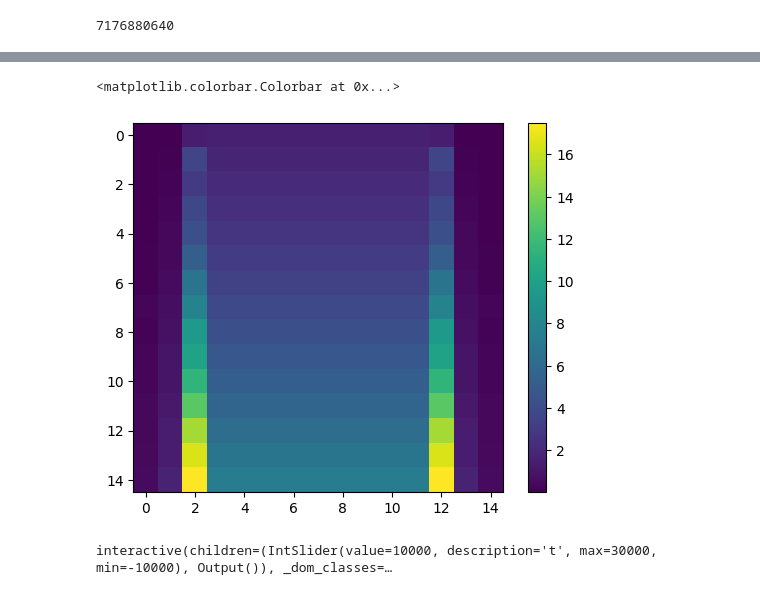
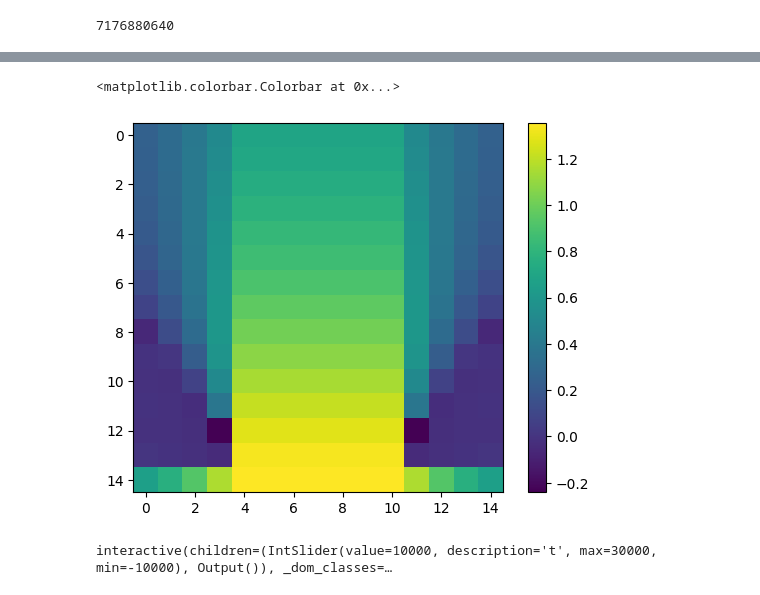
Before and after one commit to Junang-Wang/Top-invar-DL, a Jupyter notebook: Graphene_SS_Note.ipynb, the cells around one changed output, grey strips where cells are left out. Saved outputs shown, nothing was run; the diff lists cells and outputs as text; code cells hidden in the pictures.

```diff
--- a/Graphene_SS_Note.ipynb
+++ b/Graphene_SS_Note.ipynb
@@ -41,15 +41,15 @@ torch.cuda.memory_allocated()
 from Graphene_Generator_v3_Gpu import *
 torch.cuda.empty_cache()
 device = 'cuda'
-t = torch.arange(10,52,2)
+t = torch.arange(10,52,20)
 #t = torch.tensor([16])
 t_unique = t.shape[0]
 
 Delta = 1
 B_steps = 15
 mu_steps = 15
-mu_random = 101
-B = torch.linspace(-1.5,1.5,B_steps)
+mu_random = 11
+B = torch.linspace(-2,2,B_steps)
 mu_0 = torch.linspace(-5,5,mu_random)
 mu_offset = torch.linspace(-2,2,mu_steps)
 mu_truck = 1
@@ -75,9 +75,11 @@ for i in range(t_unique):
 label_mask = (abs(mu_0)<=2).repeat(t_unique)
 Graphene_labels = label_mask*2*torch.ones(mu_random*t_unique)
 
-Graphene_D = Graphene_D.reshape(t_unique*mu_random,1,B_steps,mu_steps)
+Graphene_D = torch.pi*Graphene_D.reshape(t_unique*mu_random,1,B_steps,mu_steps)
 # %%
+Graphene_D = Graphene_D.reshape(21,101,15,15)
 print(Graphene_D.shape)
 print(Graphene_D.max())
 print(Graphene_D.min())
+print(torch.argwhere(Graphene_D<-100))
 # %% [output]
@@ -87,9 +95,11 @@ tensor(-0.1178)
+# %%
+Graphene_D = Graphene_D.reshape(21*101,1,15,15)
 # %%
 import matplotlib.pyplot as plt
 #t_unique = 21
 t_unique = 3
-mu_random = 101
-Graphene_D = Graphene_D.reshape(t_unique,mu_random,25,25)
+mu_random = 11
+Graphene_D = Graphene_D.reshape(t_unique,mu_random,15,15)
 t_show = t_unique
 mu_show = 10
 fig, ax = plt.subplots(t_show,mu_show)
@@ -102,7 +112,7 @@ vmax = torch.max(Graphene_D).item()
 vmin = torch.min(Graphene_D).item()
 for i in range(t_show):
   for j in range(mu_show):
-    im = ax[i,j].imshow(Graphene_D[i,10*j],vmax=vmax,vmin=vmin)
+    im = ax[i,j].imshow(Graphene_D[i,j],vmax=vmax,vmin=vmin)
     #im = ax[j].imshow(Graphene_D[t_show*i,j],vmax=vmax,vmin=vmin)
 
     ax[i,j].axis('off')
@@ -118,9 +128,9 @@ RuntimeError: ignored
 # %%
-plt.imshow(Graphene_D[1000,0])
+plt.imshow(Graphene_D[1,3])
 plt.colorbar()
 # %% [output]
 <matplotlib.colorbar.Colorbar at 0x...>
-[figure, old version]
+[figure, new version]
 # %%
 Graphene_D_path = os.path.join(GOOGLE_DRIVE_PATH,'Graphene_D.pt')
 Graphene_label_path = os.path.join(GOOGLE_DRIVE_PATH,'Graphene_label.pt')
```
Also changed, not shown: parts of 2 cells of this notebook, 6 other files.
